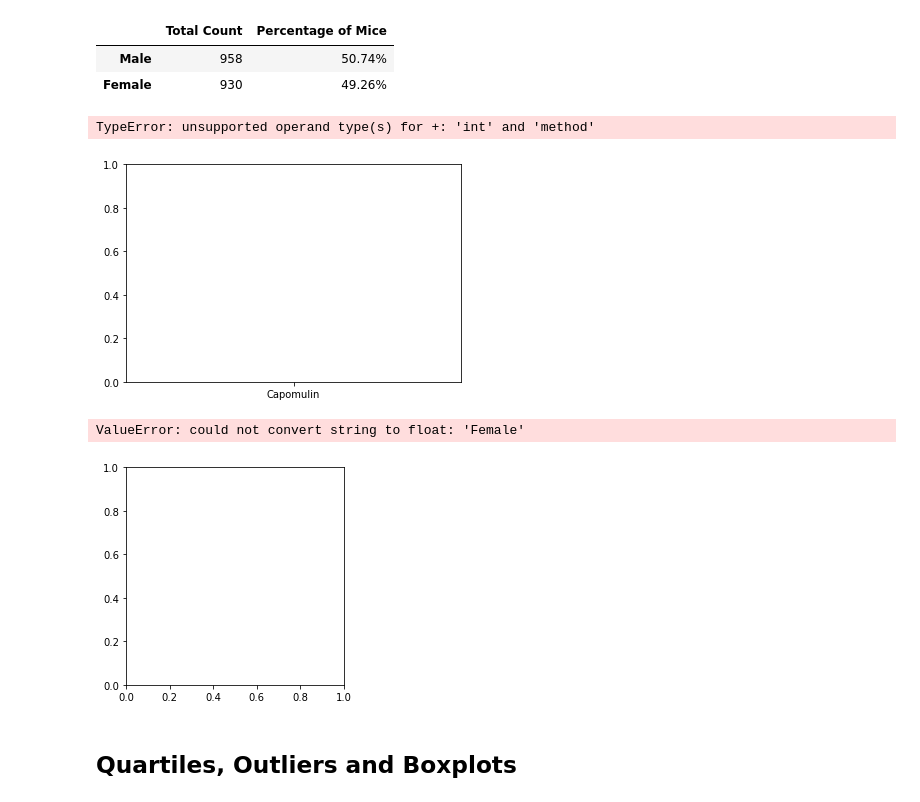
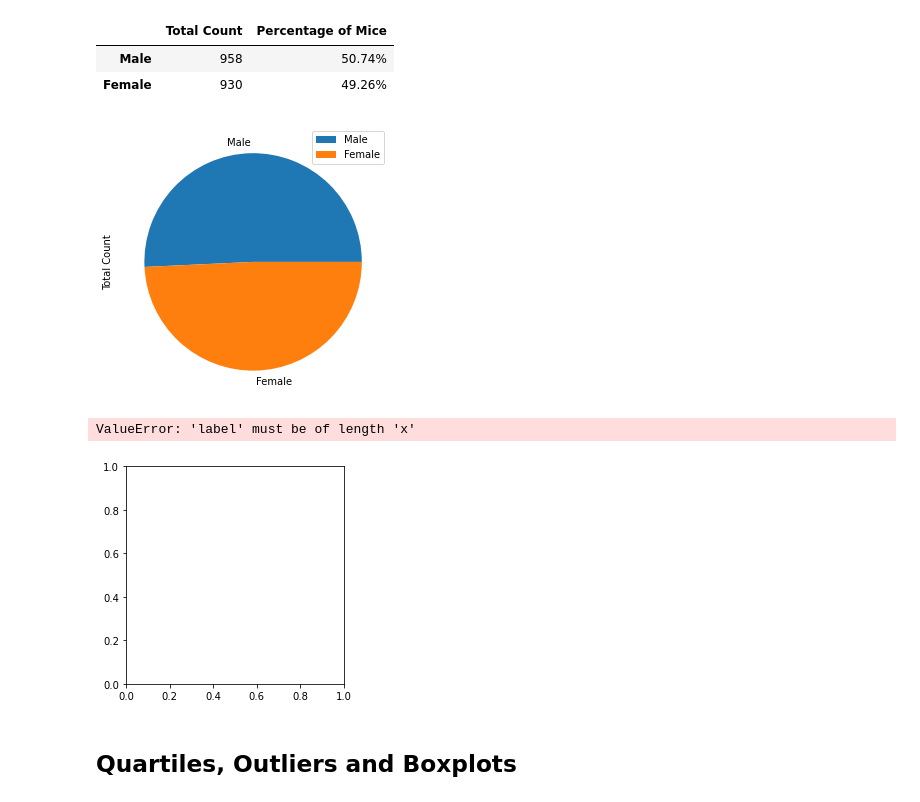
Before and after one commit to rmaher314/HW5_Matplotlib, a Jupyter notebook: pymaceuticals_starter.ipynb, the cells around one changed output. Saved outputs shown, nothing was run; the diff lists cells and outputs as text; code cells hidden in the pictures.

```diff
--- a/pymaceuticals_starter.ipynb
+++ b/pymaceuticals_starter.ipynb
@@ -167,29 +198,35 @@ renamed_genders_of_mice_df
 # %%
 #Pie Chart - Sex of Mouse in Study - with Pandas Dataframe
 #renamed_genders_of_mice_df.plot(kind="pie")
+plot=renamed_genders_of_mice_df.plot.pie(y='Total Count', figsize=(5, 5))
 #plt.show()
+# %% [output]
+[figure, added]
 # %%
 #Pie Chart - Sex of Mouse in Study - with Matplotlib Plot
-users = mouse_data_nodupes_df['Mouse ID'].count
+user_counts=mouse_data_nodupes_df['Sex'].count()
+users = mouse_data_nodupes_df['Sex']
+colors = ["orange", "lightskyblue"]
+explode = (0.1, 0, 0, 0)
 #x_axis = mouse_data_nodupes_df.np.arange(len("Drug Regimen"))
-x_axis =  mouse_data_nodupes_df['Drug Regimen']
+# Tells matplotlib to seperate the "Humans" section from the others
 
-plt.bar(x_axis, users, color='r', alpha=0.5, align="center")
-
+plt.pie(user_counts, explode=explode, labels=users, colors=colors,
+        autopct="%1.1f%%", shadow=True, startangle=140)
 #users = mouse_data_nodupes_df.("Mouse ID").count
 #x_axis = mouse_data_nodupes_df.np.arange(len("Drug Regimen"))
 
 #plt.bar(x_axis, users, color='r', alpha=0.5, align="center")
 # %% [output]
-TypeError: unsupported operand type(s) for +: 'int' and 'method'
+ValueError: 'label' must be of length 'x'
-[figure, old version]
+[figure, new version]
 # %%
-# Generate a pie plot showing the distribution of female versus male mice using pandas
+#Pie Chart - Sex of Mouse in Study - with Matplotlib Plot
 #sex = mouse_data_nodupes_df.groupby(["Sex"])
 sex = mouse_data_nodupes_df.groupby(["Sex"])
 
 # The values of each section of the pie chart
-sizes = mouse_data_nodupes_df["Sex"].count
+sizes = mouse_data_nodupes_df["Sex"].count()
 
 # The colors of each section of the pie chart
 colors = ["red", "blue"]
@@ -197,7 +234,4 @@ explode = (0.1, 0)
 plt.pie(sex, labels=sizes, explode=explode, colors=colors,
 autopct='%1.1f%%', shadow=True, startangle=140)
 plt.title("Treatment Impact by Sex")
-plt.show()
+#plt.show()
-# %% [output]
-ValueError: could not convert string to float: 'Female'
-[figure, removed]
```
Also changed, not shown: parts of 13 cells of this notebook.
